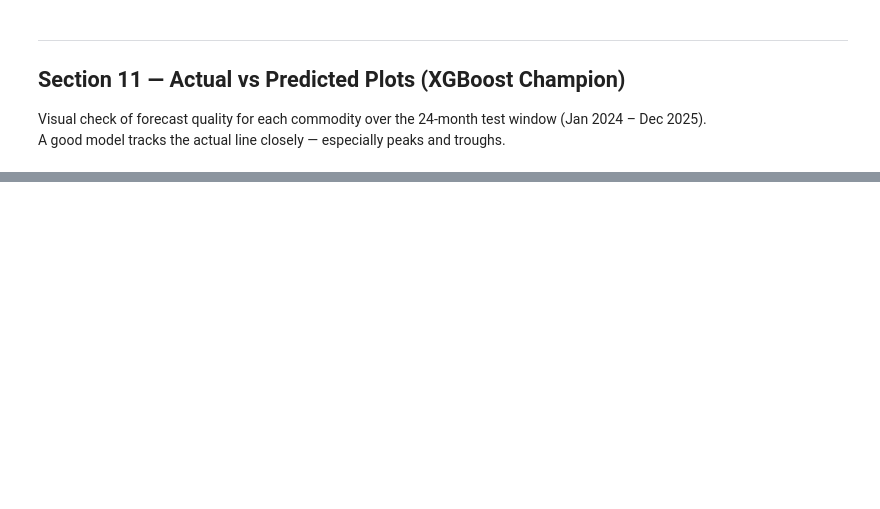
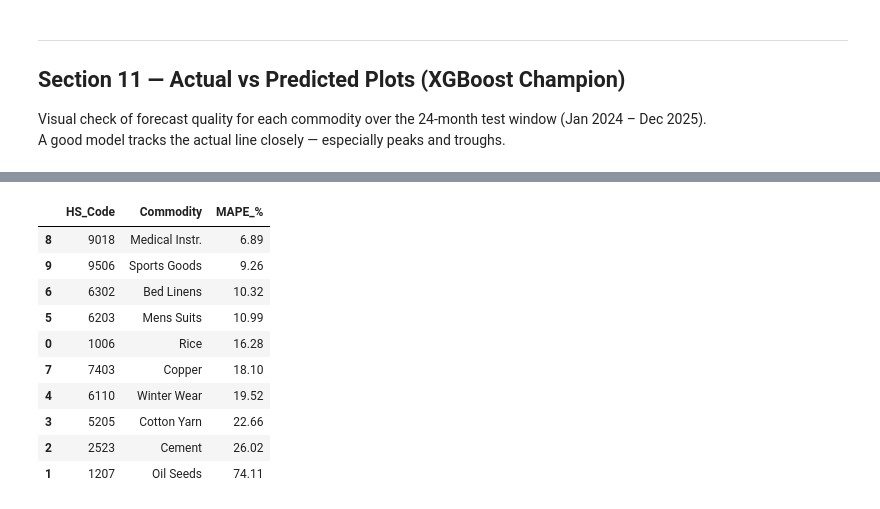
Before and after one commit to talhAIE/PECDF, a Jupyter notebook: Notebooks/Notebook_3_Training.ipynb, the cells around one changed output, grey strips where cells are left out. Saved outputs shown, nothing was run; the diff lists cells and outputs as text; code cells hidden in the pictures; blank space fills up the shorter version.

```diff
--- a/Notebooks/Notebook_3_Training.ipynb
+++ b/Notebooks/Notebook_3_Training.ipynb
@@ -640,0 +684,73 @@ The artifact is saved using `joblib` and contains everything Notebook 4 (Inferen
+# %%
+# Per-HS MAPE on the held-out test window (baseline XGBoost)
+test_part = df.loc[test_mask, ['HS_Code', 'Date_YYYYMM']].reset_index(drop=True)
+test_part['y_true'] = y_test.values
+test_part['y_pred'] = xgb_model.predict(X_test_gb)
+
+rows = []
+for hs, grp in test_part.groupby('HS_Code', observed=True):
+    rows.append({'HS_Code': hs, 'Commodity': HS_LABELS.get(hs, hs),
+                 'MAPE_%': safe_mape(grp['y_true'].values, grp['y_pred'].values)})
+per_hs_mape = pd.DataFrame(rows).sort_values('MAPE_%')
+print('Test MAPE by commodity (helps find where the panel misses):')
+display(per_hs_mape.round(2))
+
+late_mask = test_part['Date_YYYYMM'] >= 202501   # tighten to >= 202507 if you want ‘late 2025 only’
+if late_mask.any():
+    lm = late_mask
+    print(f"Subset MAPE ({test_part.loc[lm, 'Date_YYYYMM'].min()}–{test_part.loc[lm, 'Date_YYYYMM'].max()}): "
+          f"{safe_mape(test_part.loc[lm, 'y_true'], test_part.loc[lm, 'y_pred']):.2f}%")
+
+# Recency weights on TRAIN only (still time-split; weights do not peek at test)
+train_dates = df.loc[train_mask, 'Date_YYYYMM'].astype(int).to_numpy()
+tmin, tmax = int(train_dates.min()), int(train_dates.max())
+span = max(tmax - tmin, 1)
+norm = (train_dates - tmin) / span
+DECAY = 3.0   # ↑ more weight on recent years; try 2–5
+sample_w = np.exp(DECAY * norm)
+
+params_rw = dict(
+    n_estimators=700,
+    learning_rate=0.04,
+    max_depth=7,
+    min_child_weight=3,
+    subsample=0.85,
+    colsample_bytree=0.85,
+    reg_lambda=2.0,
+    enable_categorical=True,
+    tree_method='hist',
+    random_state=42,
+    verbosity=0,
+)
+
+xgb_rw = xgb.XGBRegressor(**params_rw)
+xgb_rw.fit(X_train_gb, y_train, sample_weight=sample_w)
+
+pred_rw = xgb_rw.predict(X_test_gb)
+mape_base = safe_mape(y_test, xgb_preds)
+mape_rw = safe_mape(y_test, pred_rw)
+r2_base = r2_score(y_test, xgb_preds)
+r2_rw = r2_score(y_test, pred_rw)
+
+print('\nComparison (full test Jan 2024 – Dec 2025):')
+print(f'  Baseline XGBoost     MAPE {mape_base:.2f}%   R² {r2_base:.4f}')
+print(f'  Recency-weighted     MAPE {mape_rw:.2f}%   R² {r2_rw:.4f}')
+
+if late_mask.any():
+    yt = test_part.loc[lm, 'y_true']
+    pr_b = xgb_model.predict(X_test_gb)[lm.values]
+    pr_w = pred_rw[lm.values]
+    print(f"\nLate-window MAPE (same subset as above): "
+          f"baseline {safe_mape(yt, pr_b):.2f}%  |  weighted {safe_mape(yt, pr_w):.2f}%")
+
+# Keep weighted model only if strict improvement on headline test MAPE
+if mape_rw < mape_base:
+    print('\n⇒ Keeping recency-weighted XGBoost as champion.')
+    xgb_model = xgb_rw
+    xgb_preds = pred_rw
+    xgb_ix = results_df.index[results_df['Model'].eq('XGBoost')][0]
+    results_df.loc[xgb_ix, 'MAPE_%'] = round(float(mape_rw), 2)
+    results_df.loc[xgb_ix, 'R2'] = round(float(r2_rw), 4)
+else:
+    print('\n⇒ Keeping original baseline (weighted did not improve average test MAPE). Tune DECAY / params_rw and retry.')
+# %% [output]
@@ -640,0 +758,11 @@ The artifact is saved using `joblib` and contains everything Notebook 4 (Inferen
+|  | HS_Code | Commodity | MAPE_% |
+| 8 | 9018 | Medical Instr. | 6.89 |
+| 9 | 9506 | Sports Goods | 9.26 |
+| 6 | 6302 | Bed Linens | 10.32 |
+| 5 | 6203 | Mens Suits | 10.99 |
+| 0 | 1006 | Rice | 16.28 |
+| 7 | 7403 | Copper | 18.10 |
+| 4 | 6110 | Winter Wear | 19.52 |
+| 3 | 5205 | Cotton Yarn | 22.66 |
+| 2 | 2523 | Cement | 26.02 |
+| 1 | 1207 | Oil Seeds | 74.11 |
```
Also changed, not shown: parts of 19 cells of this notebook, 47 other files.
